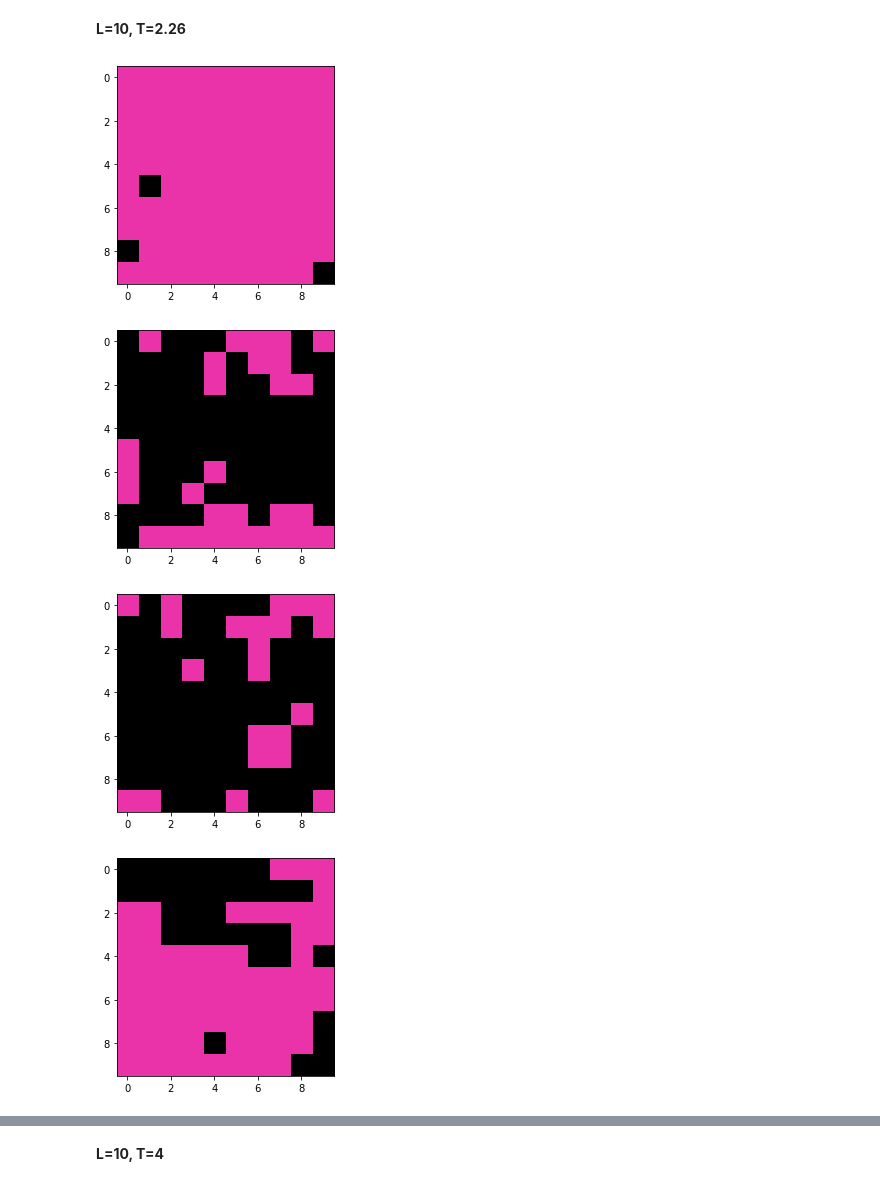
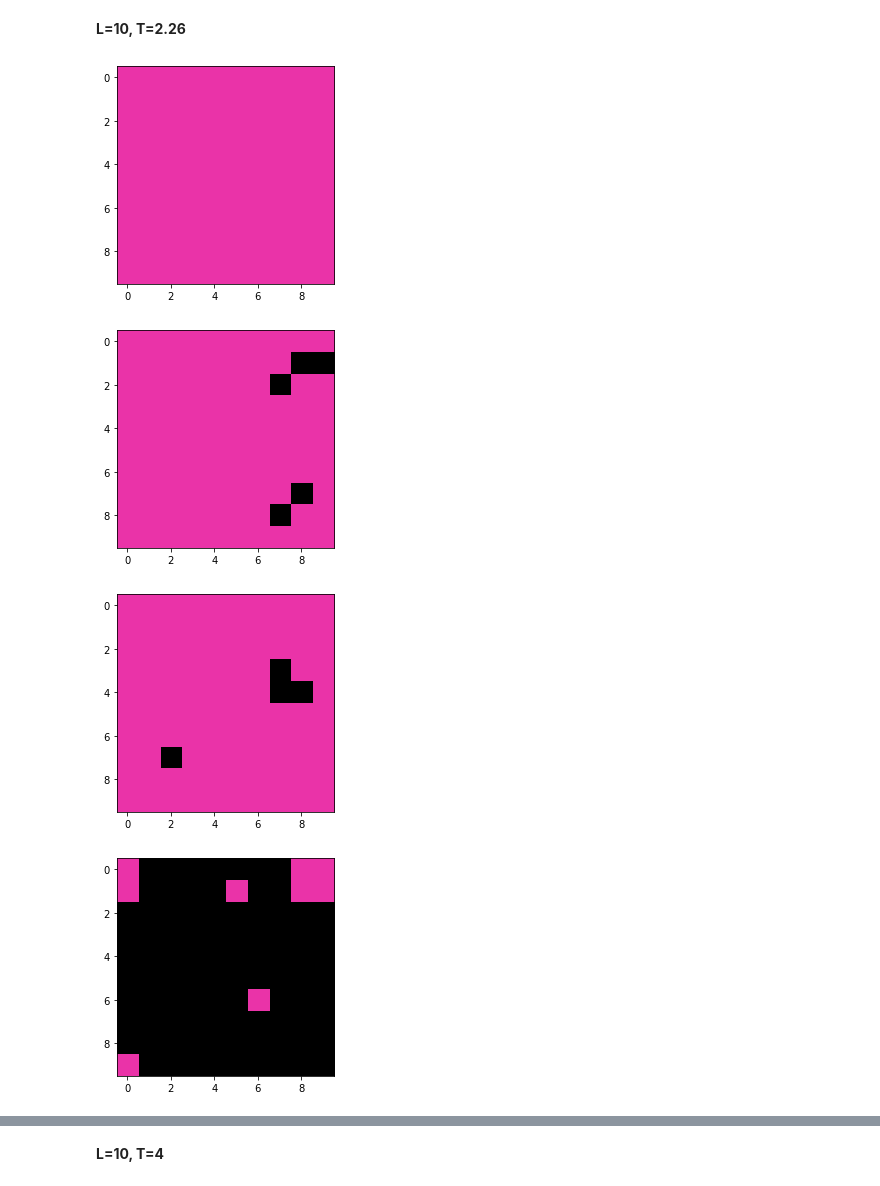
Before and after one commit to Swinkawkrawacie/Fizyka-ukladow-zlozonych, a Jupyter notebook: Generowanie_danych.ipynb, the cells around one changed output, grey strips where cells are left out. Drawn from its saved outputs; the diff is of its cells as text; code cells hidden in the pictures.

```diff
--- a/Generowanie_danych.ipynb
+++ b/Generowanie_danych.ipynb
@@ -111,27 +106,27 @@ plt.show()
 # %% [markdown]
 **L=10, T=2.26**
 # %%
-L10_T2_0 = np.loadtxt(r'C:\\Users\\mazur\\OneDrive\\Dokumenty\\GitHub\\Fizyka-ukladow-zlozonych\\L10_T2\\L10_T2_1.txt')
-plt.imshow(L10_T2_0, cmap=col_map)
+L10_T2_0 = np.loadtxt(r'C:\\Users\\mazur\\OneDrive\\Dokumenty\\GitHub\\Fizyka-ukladow-zlozonych\\L10_T2\\L10_T2_0.txt')
+plt.imshow(L10_T2_0, cmap=col_map2)
 plt.show()
 # %% [output]
-[figure, old version]
+[figure, new version]
 # %%
-L10_T2_1 = np.loadtxt(r'C:\\Users\\mazur\\OneDrive\\Dokumenty\\GitHub\\Fizyka-ukladow-zlozonych\\L10_T2\\L10_T2_1000.txt')
+L10_T2_1 = np.loadtxt(r'C:\\Users\\mazur\\OneDrive\\Dokumenty\\GitHub\\Fizyka-ukladow-zlozonych\\L10_T2\\L10_T2_100.txt')
 plt.imshow(L10_T2_1, cmap=col_map)
 plt.show()
 # %% [output]
-[figure, old version]
+[figure, new version]
 # %%
-L10_T2_2 = np.loadtxt(r'C:\\Users\\mazur\\OneDrive\\Dokumenty\\GitHub\\Fizyka-ukladow-zlozonych\\L10_T2\\L10_T2_10000.txt')
+L10_T2_2 = np.loadtxt(r'C:\\Users\\mazur\\OneDrive\\Dokumenty\\GitHub\\Fizyka-ukladow-zlozonych\\L10_T2\\L10_T2_1000.txt')
 plt.imshow(L10_T2_2, cmap=col_map)
 plt.show()
 # %% [output]
-[figure, old version]
+[figure, new version]
 # %%
-L10_T2_3 = np.loadtxt(r'C:\\Users\\mazur\\OneDrive\\Dokumenty\\GitHub\\Fizyka-ukladow-zlozonych\\L10_T2\\L10_T2_100000.txt')
+L10_T2_3 = np.loadtxt(r'C:\\Users\\mazur\\OneDrive\\Dokumenty\\GitHub\\Fizyka-ukladow-zlozonych\\L10_T2\\L10_T2_10000.txt')
 plt.imshow(L10_T2_3, cmap=col_map)
 plt.show()
 # %% [output]
-[figure, old version]
+[figure, new version]
 # %%
```
Also changed, not shown: parts of 40 cells of this notebook, 1 other file.
